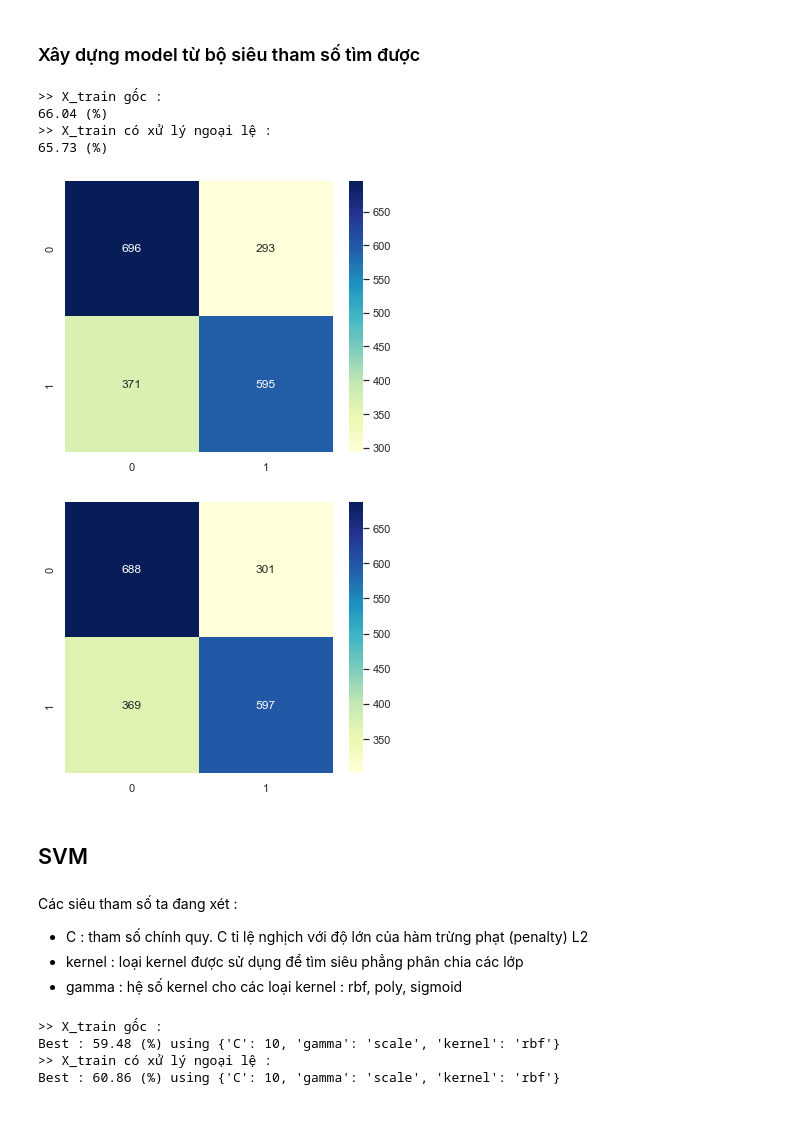
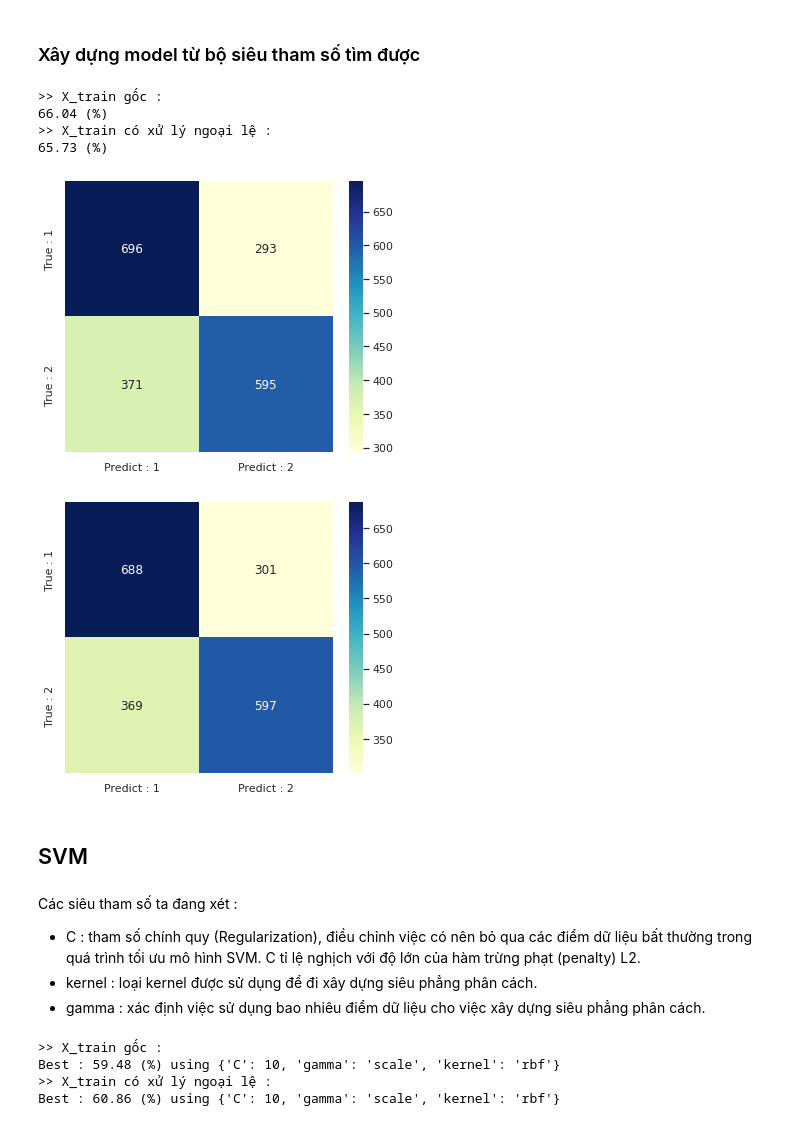
Before and after one commit to phuocleoceo/AmbitionBox-Rating, a Jupyter notebook: main.ipynb, the cells around one changed output. Saved outputs shown, nothing was run; the diff lists cells and outputs as text; code cells hidden in the pictures.

Commit message:
fix conf matrix

```diff
--- a/main.ipynb
+++ b/main.ipynb
@@ -202,34 +202,38 @@ Best : 65.13 (%) using {'min_samples_leaf': 2, 'n_estimators': 400}
 # %%
 def RF_Model(XTrain, YTrain, XTest, YTest,best_params):
     random_forest = RandomForestClassifier(n_estimators=best_params["n_estimators"],
                                            min_samples_leaf=best_params["min_samples_leaf"],
                                            random_state=42)
     random_forest.fit(XTrain,YTrain)
     Y_pred = random_forest.predict(XTest)
 
     plt.figure(figsize=(6, 5))
-    sns.heatmap(confusion_matrix(YTest, Y_pred), cmap="YlGnBu", annot=True, fmt='g')
+    conf_mat = confusion_matrix(YTest, Y_pred)
+    conf_mat = pd.DataFrame(data=conf_mat,
+                columns=["Predict : 1", "Predict : 2"],
+                index=["True : 1", "True : 2"])
+    sns.heatmap(conf_mat, cmap="YlGnBu", annot=True, fmt='g')
     print(acc(accuracy_score(YTest,Y_pred)))
 
 
 print(">> X_train gốc : ")
 RF_Model(X_train, Y_train, X_test, Y_test, best_params_rf_1)
 print(">> X_train có xử lý ngoại lệ : ")
 RF_Model(X_train_outlier, Y_train, X_test_outlier, Y_test, best_params_rf_2)
 # %% [output]
 >> X_train gốc :
 66.04 (%)
 >> X_train có xử lý ngoại lệ :
 65.73 (%)
-[figure, old version]
+[figure, new version]
-[figure, old version]
+[figure, new version]
 # %% [markdown]
 ## SVM
 # %% [markdown]
 Các siêu tham số ta đang xét :
-- C :  tham số chính quy. C tỉ lệ nghịch với độ lớn của hàm trừng phạt (penalty) L2
-- kernel : loại kernel được sử dụng để tìm siêu phẳng phân chia các lớp
-- gamma : hệ số kernel cho các loại kernel : rbf, poly, sigmoid
+- C : tham số chính quy (Regularization), điều chỉnh việc có nên bỏ qua các điểm dữ liệu bất thường trong quá trình tối ưu mô hình SVM. C tỉ lệ nghịch với độ lớn của hàm trừng phạt (penalty) L2.
+- kernel : loại kernel được sử dụng để đi xây dựng siêu phẳng phân cách.
+- gamma : xác định việc sử dụng bao nhiêu điểm dữ liệu cho việc xây dựng siêu phẳng phân cách.
 # %%
 def hyperparameter_tuning_svm(XTrain, YTrain):
     svm_model = SVC()
```
Also changed, not shown: parts of 10 cells of this notebook.
